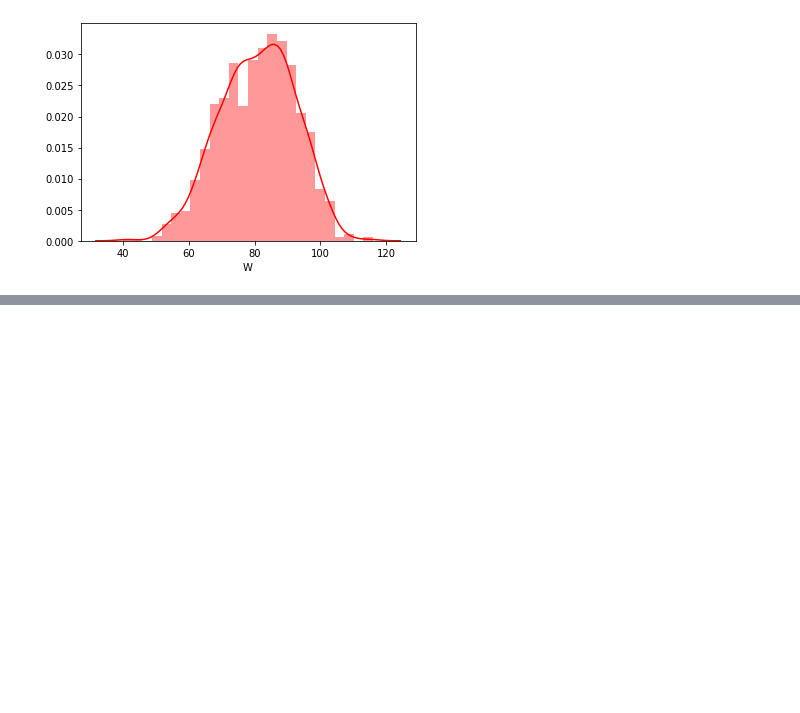
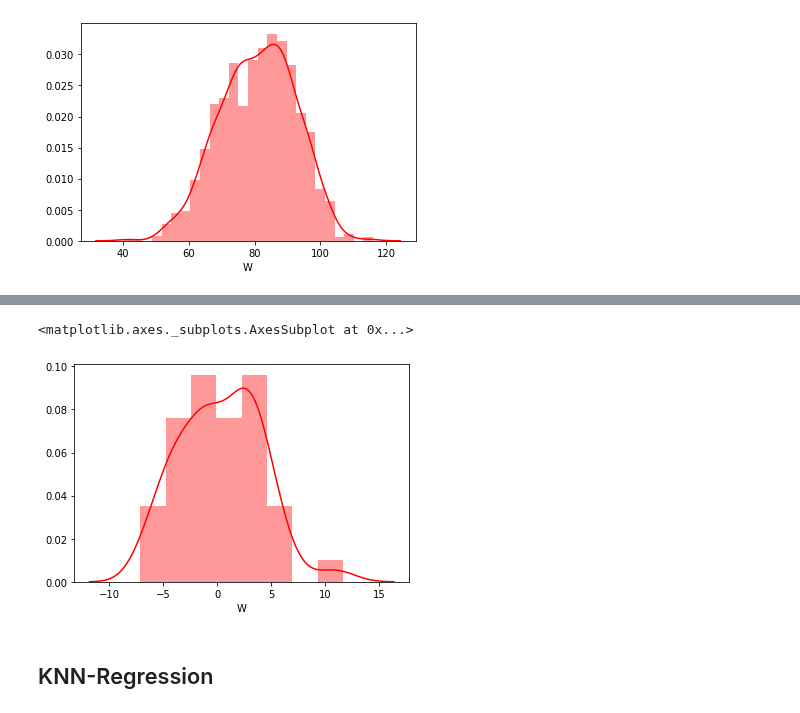
Before and after one commit to hitimr/ML_2020, a Jupyter notebook: Ex2/Moneyball/moneyball_exploration.ipynb, the cells around one changed output, grey strips where cells are left out. Drawn from its saved outputs; the diff is of its cells as text; code cells hidden in the pictures; blank space fills up the shorter version.

Commit message:
first try regression

```diff
--- a/Ex2/Moneyball/moneyball_exploration.ipynb
+++ b/Ex2/Moneyball/moneyball_exploration.ipynb
@@ -208,0 +230,10 @@ plt.savefig("out/explornation/mean.pdf")
+# %%
+Y = df_prep_mean[['W']]
+X = df_prep_mean[["RS","RA","OBP","SLG","BA","G","OOBP","OSLG"]]
+
+X_train, X_test, Y_train, Y_test = train_test_split(X,Y, test_size = 0., random_state = 42)
+# %%
+reg = make_pipeline(StandardScaler(),SGDRegressor())
+reg.fit(X_train, Y_train)
+pred = reg.predict(X_test)
+r2_score(Y_test, pred)
@@ -208,0 +257,7 @@ plt.savefig("out/explornation/mean.pdf")
+# %%
+sns.distplot(Y_test["W"]-pred, color="red")
+# %% [output]
+<matplotlib.axes._subplots.AxesSubplot at 0x...>
+[figure, added]
+# %% [markdown]
+## KNN-Regression
```
Also changed, not shown: parts of 11 cells of this notebook, 3 other files.
